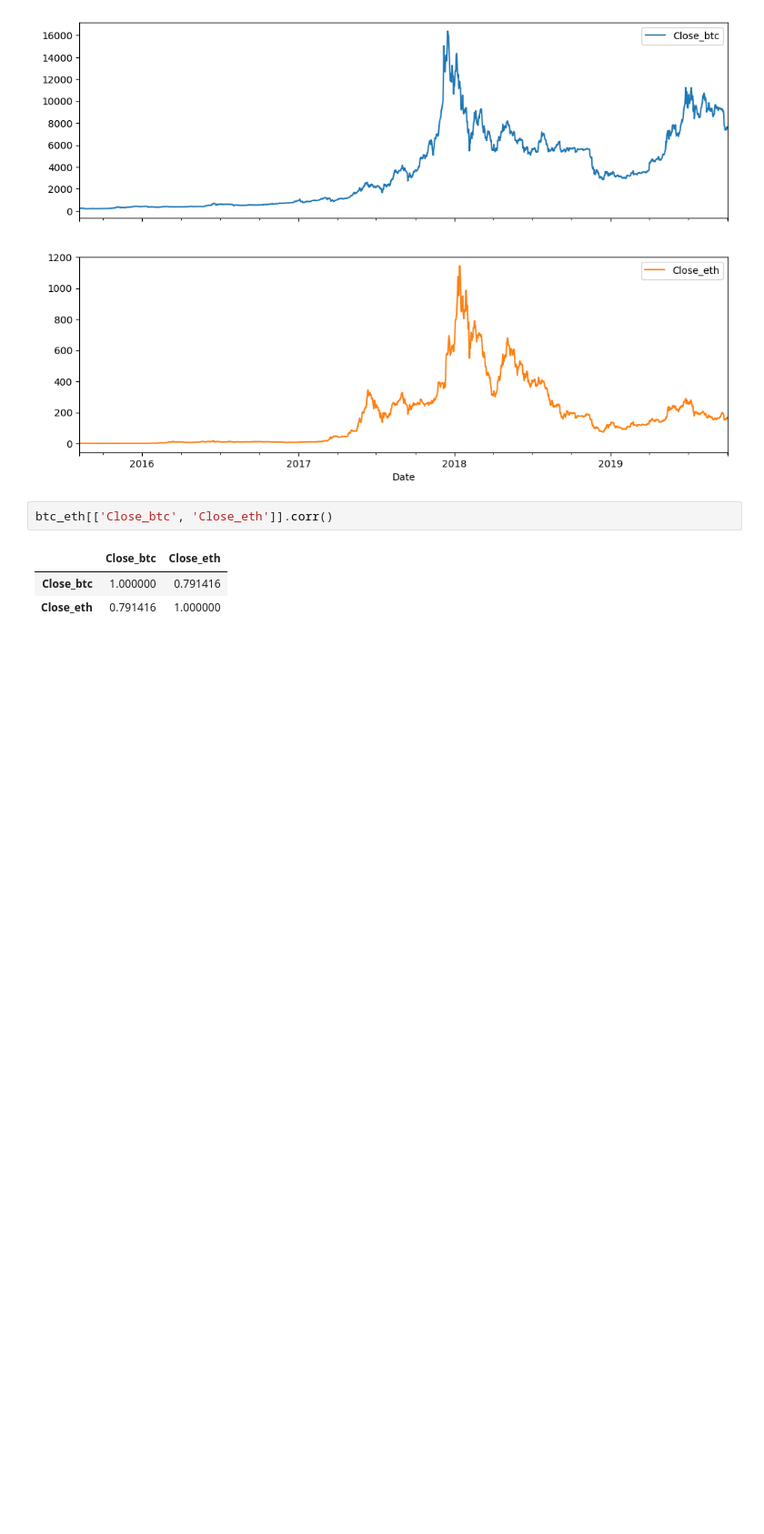
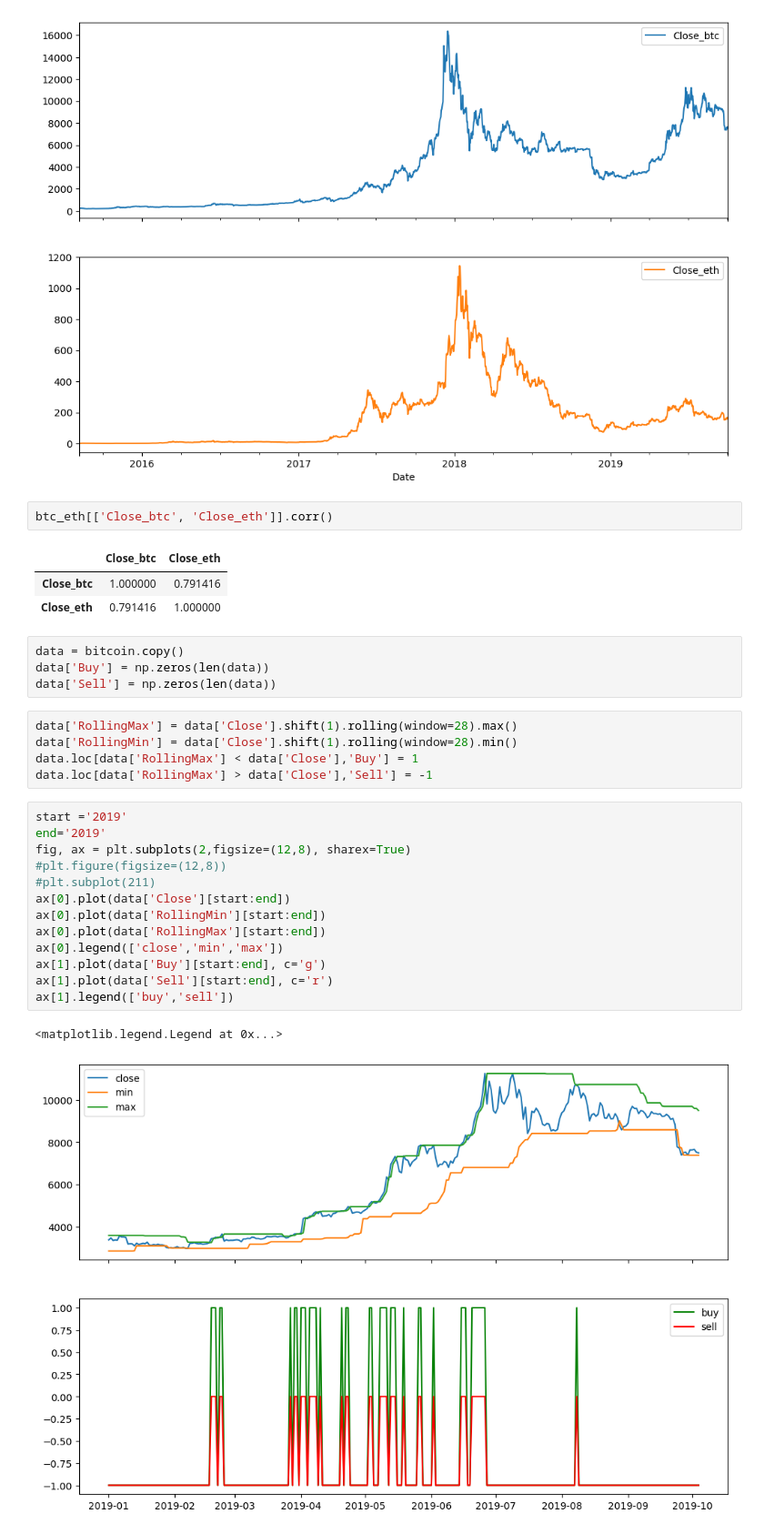
Before and after one commit to Giovanni98-git/ml-learning, a Jupyter notebook: timesSeries.ipynb, the cells around one changed output. Shown: that part at 91% size. Cells and saved outputs as stored; diff of their text form; blank space fills up the shorter version.

```diff
--- a/timesSeries.ipynb
+++ b/timesSeries.ipynb
@@ -111,3 +111,28 @@ btc_eth[['Close_btc', 'Close_eth']].corr()
 |  | Close_btc | Close_eth |
 | Close_btc | 1.000000 | 0.791416 |
 | Close_eth | 0.791416 | 1.000000 |
+# %%
+data = bitcoin.copy()
+data['Buy'] = np.zeros(len(data))
+data['Sell'] = np.zeros(len(data))
+# %%
+data['RollingMax'] = data['Close'].shift(1).rolling(window=28).max()
+data['RollingMin'] = data['Close'].shift(1).rolling(window=28).min()
+data.loc[data['RollingMax'] < data['Close'],'Buy'] = 1
+data.loc[data['RollingMax'] > data['Close'],'Sell'] = -1
+# %%
+start ='2019'
+end='2019'
+fig, ax = plt.subplots(2,figsize=(12,8), sharex=True)
+#plt.figure(figsize=(12,8))
+#plt.subplot(211)
+ax[0].plot(data['Close'][start:end])
+ax[0].plot(data['RollingMin'][start:end])
+ax[0].plot(data['RollingMax'][start:end])
+ax[0].legend(['close','min','max'])
+ax[1].plot(data['Buy'][start:end], c='g')
+ax[1].plot(data['Sell'][start:end], c='r')
+ax[1].legend(['buy','sell'])
+# %% [output]
+<matplotlib.legend.Legend at 0x...>
+[figure, added]
```
Also changed, not shown: 2 other files.
